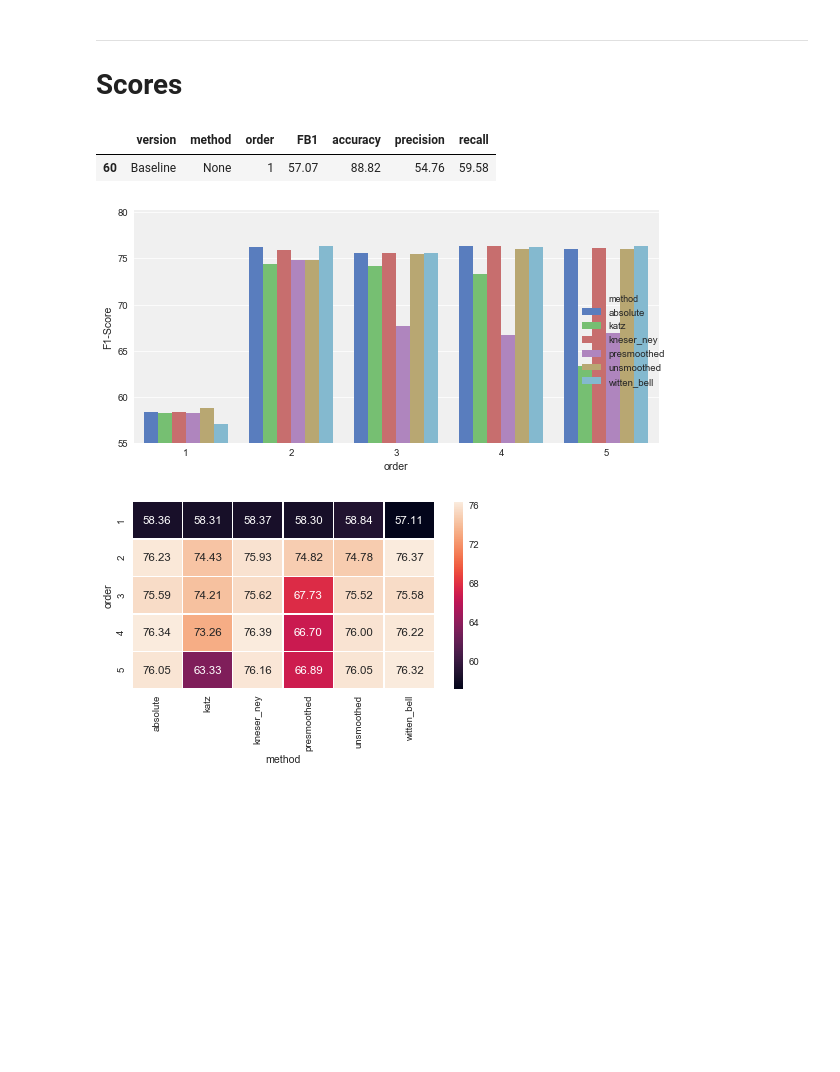
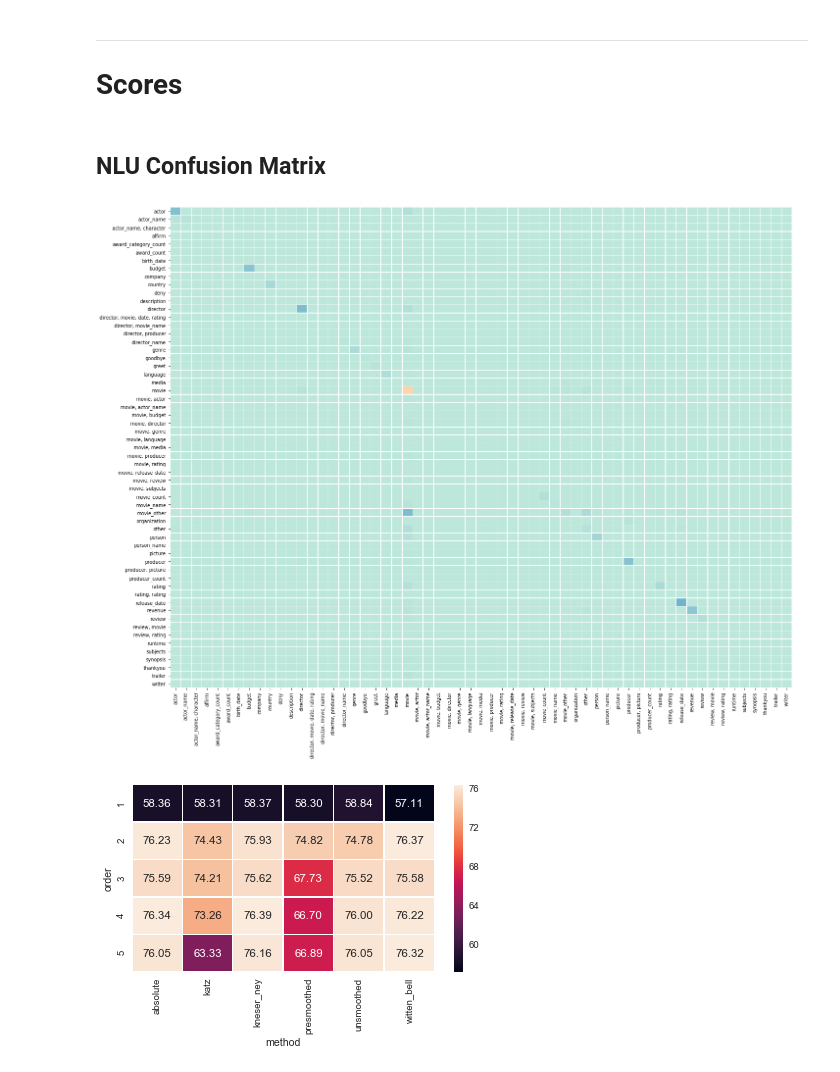
Before and after one commit to tupini07/Movie-QA-Bot, a Jupyter notebook: data/scripts/Graphics.ipynb, the cells around one changed output. Saved outputs shown, nothing was run; the diff lists cells and outputs as text; code cells hidden in the pictures; blank space fills up the shorter version.

```diff
--- a/data/scripts/Graphics.ipynb
+++ b/data/scripts/Graphics.ipynb
@@ -87,21 +103,25 @@ g.get_figure().savefig(GRAPHICS_DIR + "entities_frequency" + ".png",
 ________________
 
 # Scores
-# %%
-df_baseline
-# %% [output]
-|  | version | method | order | FB1 | accuracy | precision | recall |
-| 60 | Baseline | None | 1 | 57.07 | 88.82 | 54.76 | 59.58 |
-# %%
-sns.set_style("darkgrid", {"axes.facecolor": ".94"})
-g = sns.factorplot(data=df_only_iob, hue="method", x="order",
-                    y="FB1", kind="bar", palette="muted", aspect=1.7)
-g.set_ylabels("F1-Score")
-g.axes[0][0].set_ylim(bottom=55)
-
-g.savefig(GRAPHICS_DIR + "f1-score_vs_order_by_method.png",  dpi=400)
-# %% [output]
-[figure, removed]
+# %% [markdown]
+## NLU Confusion Matrix
+# %%
+conf_matrix_values = np.loadtxt('../../Evaluation/confusion_matrix_nlu.txt', dtype=int)
+max_value = max(max(x) for x in conf_matrix_values)
+
+conf_matrix_norm = [[xi/max_value for xi in x] for x in conf_matrix_values]
+
+conf_matrix_labels = open('../../Evaluation/confusion_matrix_labels.txt', "r").read()
+conf_matrix_labels = eval(conf_matrix_labels.replace("\n", "").replace(" ", ", "))
+
+conf_matrix = {k: conf_matrix_values[i] for i, k in enumerate(conf_matrix_labels)}
+# %%
+f, ax=plt.subplots(figsize = (20,16))
+heatmap = sns.heatmap(conf_matrix_norm, linewidths=.2, fmt=".0f", center=0.5,cbar=False,
+                      xticklabels=conf_matrix_labels,
+                      yticklabels=conf_matrix_labels)
+# %% [output]
+[figure, added]
 # %%
 def drw_score_heatmap(df, name):
     data_heatmap = df[["method", "order", "FB1"]].pivot("order", "method", "FB1")
```
Also changed, not shown: parts of 5 cells of this notebook, 18 other files.
